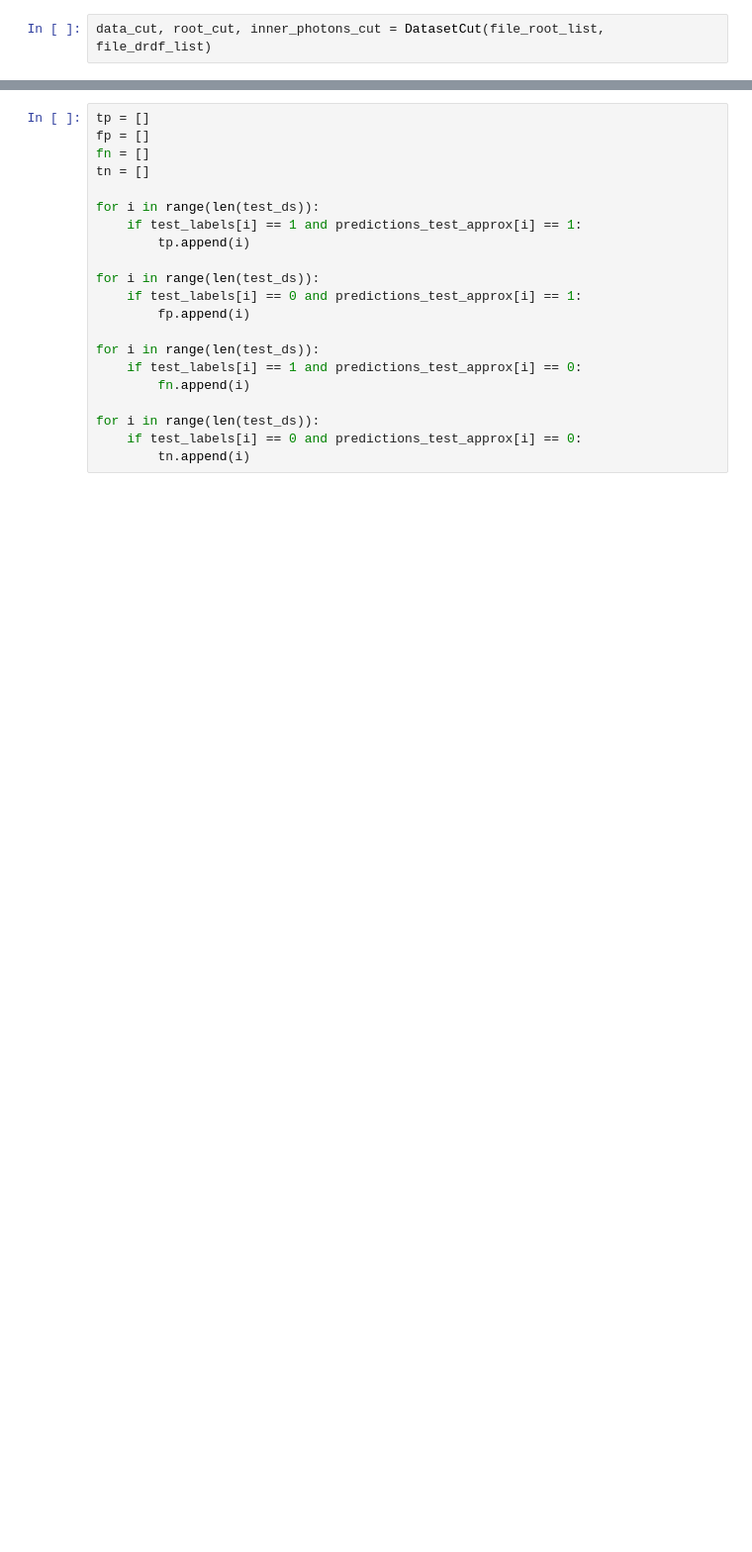
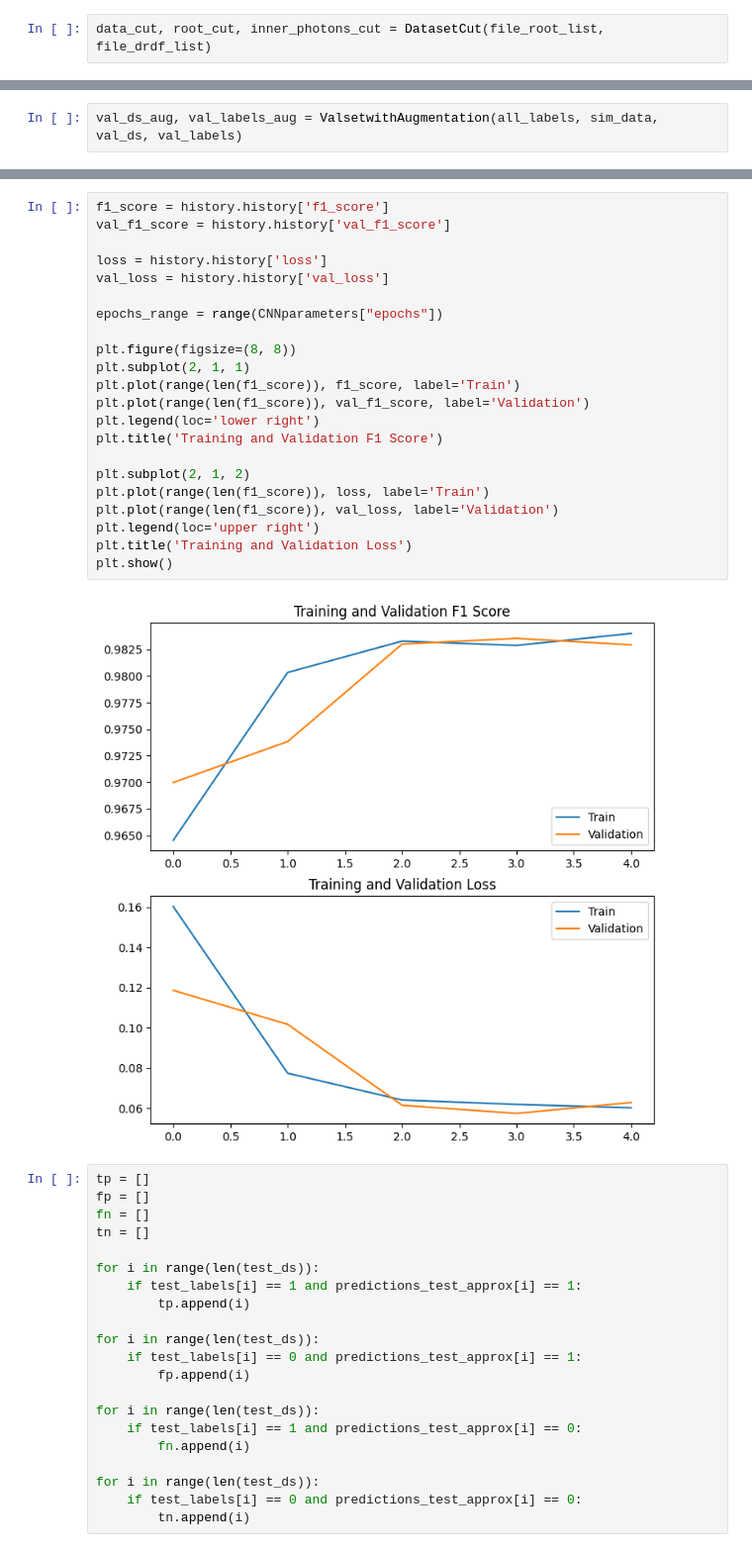
Before and after one commit to giacomo-santoni/Thesis-blindcams, a Jupyter notebook: ultima_versione_buoni/ml_robustscaler_10_basic.ipynb, the cells around one changed output, grey strips where cells are left out. Shown at 99% size. Saved outputs shown, nothing was run; the diff lists cells and outputs as text; blank space fills up the shorter version.

```diff
--- a/ultima_versione_buoni/ml_robustscaler_10_basic.ipynb
+++ b/ultima_versione_buoni/ml_robustscaler_10_basic.ipynb
@@ -411,0 +342,2 @@ weights_classes
+# %%
+val_ds_aug, val_labels_aug = ValsetwithAugmentation(all_labels, sim_data, val_ds, val_labels)
@@ -553,3 +476,27 @@ print(F1)
+# %%
+f1_score = history.history['f1_score']
+val_f1_score = history.history['val_f1_score']
+
+loss = history.history['loss']
+val_loss = history.history['val_loss']
+
+epochs_range = range(CNNparameters["epochs"])
+
+plt.figure(figsize=(8, 8))
+plt.subplot(2, 1, 1)
+plt.plot(range(len(f1_score)), f1_score, label='Train')
+plt.plot(range(len(f1_score)), val_f1_score, label='Validation')
+plt.legend(loc='lower right')
+plt.title('Training and Validation F1 Score')
+
+plt.subplot(2, 1, 2)
+plt.plot(range(len(f1_score)), loss, label='Train')
+plt.plot(range(len(f1_score)), val_loss, label='Validation')
+plt.legend(loc='upper right')
+plt.title('Training and Validation Loss')
+plt.show()
+# %% [output]
+[figure, added]
 # %%
 tp = []
 fp = []
```
Also changed, not shown: parts of 65 cells of this notebook.
